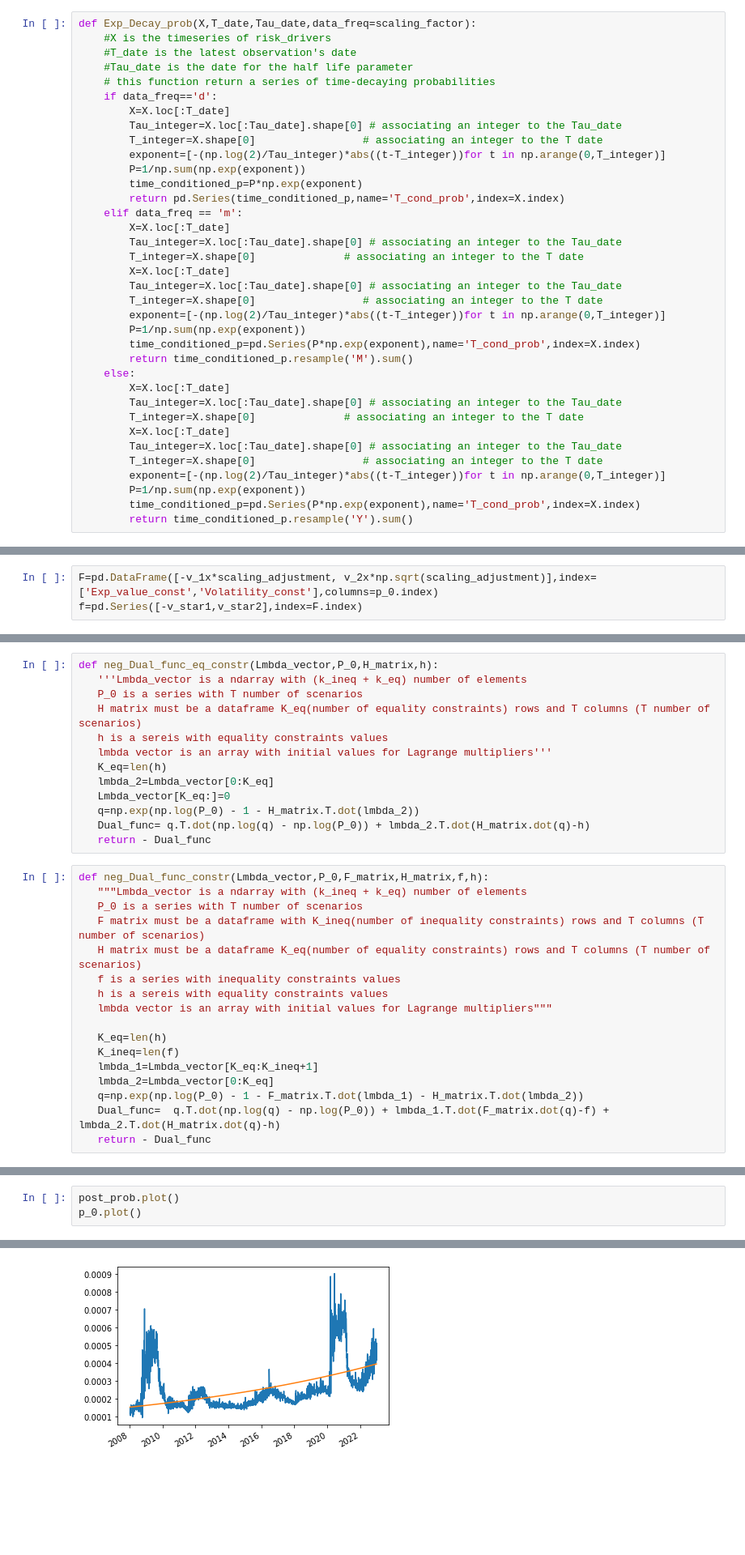
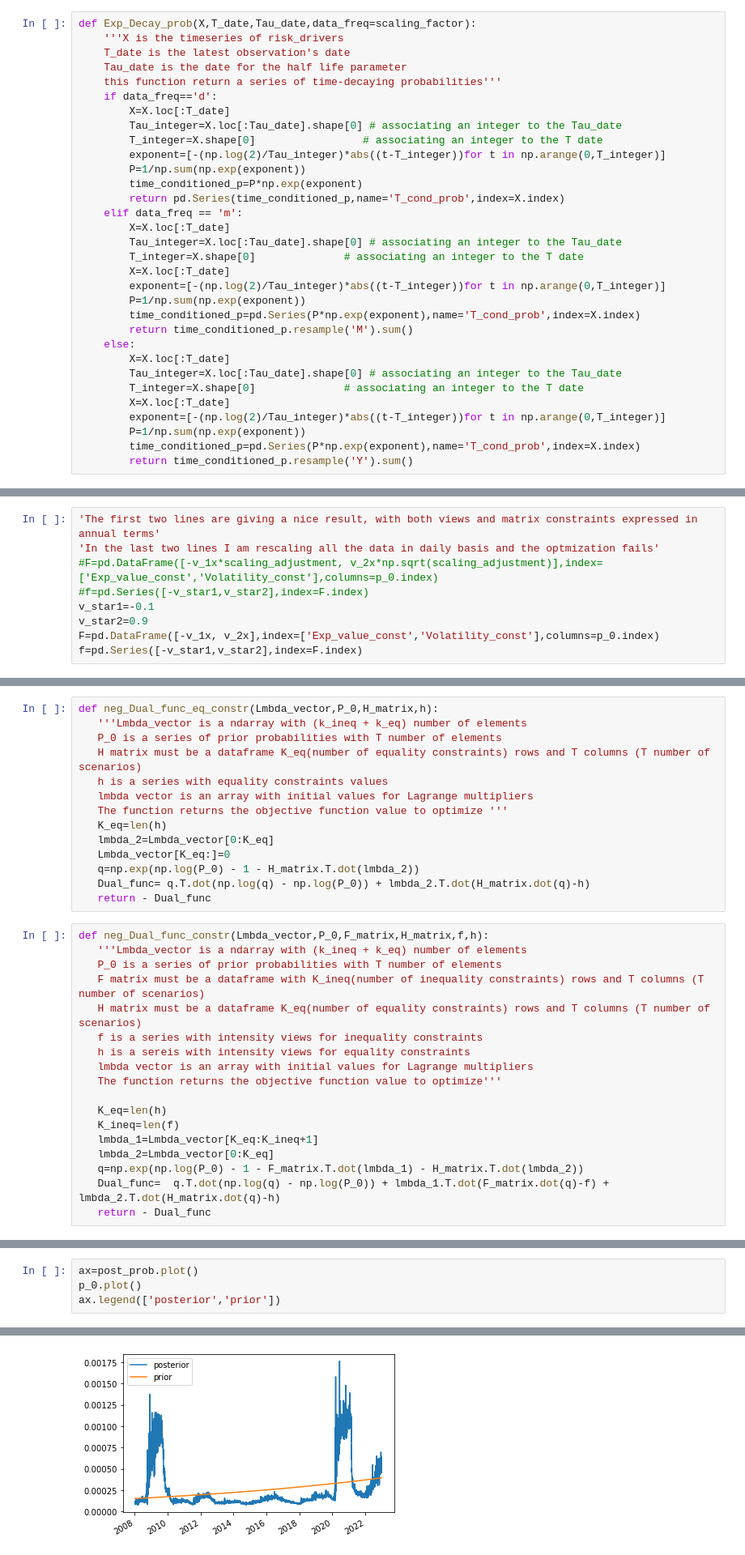
Before and after one commit to LucaDaquanno/Conditional-Monte-Carlo, a Jupyter notebook: Entropy_pool_prob_300323.ipynb, the cells around one changed output, grey strips where cells are left out. Shown at 81% size. Saved outputs shown, nothing was run; the diff lists cells and outputs as text; blank space fills up the shorter version.

Commit message:
nice results with standardization

```diff
--- a/Entropy_pool_prob_300323.ipynb
+++ b/Entropy_pool_prob_300323.ipynb
@@ -145,10 +126,10 @@ In the time conditioning approach the relative weight of each scenario depends o
 * the lower is $\tau_{HL}$ the higher is the decay rate
 # %%
 def Exp_Decay_prob(X,T_date,Tau_date,data_freq=scaling_factor):
-    #X is the timeseries of risk_drivers
-    #T_date is the latest observation's date
-    #Tau_date is the date for the half life parameter
-    # this function return a series of time-decaying probabilities
+    '''X is the timeseries of risk_drivers
+    T_date is the latest observation's date
+    Tau_date is the date for the half life parameter
+    this function return a series of time-decaying probabilities'''
     if data_freq=='d':
         X=X.loc[:T_date]
         Tau_integer=X.loc[:Tau_date].shape[0] # associating an integer to the Tau_date
@@ -162,8 +143,6 @@ def Exp_Decay_prob(X,T_date,Tau_date,data_freq=scaling_factor):
         Tau_integer=X.loc[:Tau_date].shape[0] # associating an integer to the Tau_date
         T_integer=X.shape[0]              # associating an integer to the T date
         X=X.loc[:T_date]
-        Tau_integer=X.loc[:Tau_date].shape[0] # associating an integer to the Tau_date
-        T_integer=X.shape[0]                 # associating an integer to the T date
         exponent=[-(np.log(2)/Tau_integer)*abs((t-T_integer))for t in np.arange(0,T_integer)]
         P=1/np.sum(np.exp(exponent))
         time_conditioned_p=pd.Series(P*np.exp(exponent),name='T_cond_prob',index=X.index)
@@ -173,8 +152,6 @@ def Exp_Decay_prob(X,T_date,Tau_date,data_freq=scaling_factor):
         Tau_integer=X.loc[:Tau_date].shape[0] # associating an integer to the Tau_date
         T_integer=X.shape[0]              # associating an integer to the T date
         X=X.loc[:T_date]
-        Tau_integer=X.loc[:Tau_date].shape[0] # associating an integer to the Tau_date
-        T_integer=X.shape[0]                 # associating an integer to the T date
         exponent=[-(np.log(2)/Tau_integer)*abs((t-T_integer))for t in np.arange(0,T_integer)]
         P=1/np.sum(np.exp(exponent))
         time_conditioned_p=pd.Series(P*np.exp(exponent),name='T_cond_prob',index=X.index)
@@ -324,5 +284,11 @@ $F_{v_2x}q>v_{*_{2}}$
 v_{2}(x_{t})& ... & v_{2}(x_{T})\end{matrix}\bigg]$ <br>
 * $f=\bigg[\begin{matrix} -v_{*_{1}} \\ v_{*_{2}}\end{matrix}\bigg]$
 # %%
-F=pd.DataFrame([-v_1x*scaling_adjustment, v_2x*np.sqrt(scaling_adjustment)],index=['Exp_value_const','Volatility_const'],columns=p_0.index)
+'The first two lines are giving a nice result, with both views and matrix constraints expressed in annual terms'
+'In the last two lines I am rescaling all the data in daily basis and the optmization fails'
+#F=pd.DataFrame([-v_1x*scaling_adjustment, v_2x*np.sqrt(scaling_adjustment)],index=['Exp_value_const','Volatility_const'],columns=p_0.index)
+#f=pd.Series([-v_star1,v_star2],index=F.index)
+v_star1=-0.1
+v_star2=0.9
+F=pd.DataFrame([-v_1x, v_2x],index=['Exp_value_const','Volatility_const'],columns=p_0.index)
 f=pd.Series([-v_star1,v_star2],index=F.index)
@@ -369,10 +350,11 @@ $L(q,\lambda_{1} , \lambda_{2})$ $=$ $q'(ln(q)-ln(p^{0})) + \lambda_1' (Fq-f) +
 # %%
 def neg_Dual_func_eq_constr(Lmbda_vector,P_0,H_matrix,h):
    '''Lmbda_vector is a ndarray with (k_ineq + k_eq) number of elements
-   P_0 is a series with T number of scenarios
+   P_0 is a series of prior probabilities with T number of elements
    H matrix must be a dataframe K_eq(number of equality constraints) rows and T columns (T number of scenarios)
-   h is a sereis with equality constraints values
-   lmbda vector is an array with initial values for Lagrange multipliers'''
+   h is a series with equality constraints values
+   lmbda vector is an array with initial values for Lagrange multipliers
+   The function returns the objective function value to optimize '''
    K_eq=len(h)
    lmbda_2=Lmbda_vector[0:K_eq]
    Lmbda_vector[K_eq:]=0
@@ -381,13 +363,14 @@ def neg_Dual_func_eq_constr(Lmbda_vector,P_0,H_matrix,h):
    return - Dual_func
 # %%
 def neg_Dual_func_constr(Lmbda_vector,P_0,F_matrix,H_matrix,f,h):
-   """Lmbda_vector is a ndarray with (k_ineq + k_eq) number of elements
-   P_0 is a series with T number of scenarios
+   '''Lmbda_vector is a ndarray with (k_ineq + k_eq) number of elements
+   P_0 is a series of prior probabilities with T number of elements
    F matrix must be a dataframe with K_ineq(number of inequality constraints) rows and T columns (T number of scenarios)
    H matrix must be a dataframe K_eq(number of equality constraints) rows and T columns (T number of scenarios)
-   f is a series with inequality constraints values
-   h is a sereis with equality constraints values
-   lmbda vector is an array with initial values for Lagrange multipliers"""
+   f is a series with intensity views for inequality constraints
+   h is a sereis with intensity views for equality constraints
+   lmbda vector is an array with initial values for Lagrange multipliers
+   The function returns the objective function value to optimize'''
 
    K_eq=len(h)
    K_ineq=len(f)
@@ -569,4 +570,5 @@ print(res)
 # %%
-post_prob.plot()
+ax=post_prob.plot()
 p_0.plot()
+ax.legend(['posterior','prior'])
 # %% [output]
@@ -574,4 +576,4 @@ p_0.plot()
-[figure, old version]
+[figure, new version]
 # %% [markdown]
 ## Data Visualization
 # %%
```
Also changed, not shown: parts of 41 cells of this notebook, 4 other files.
